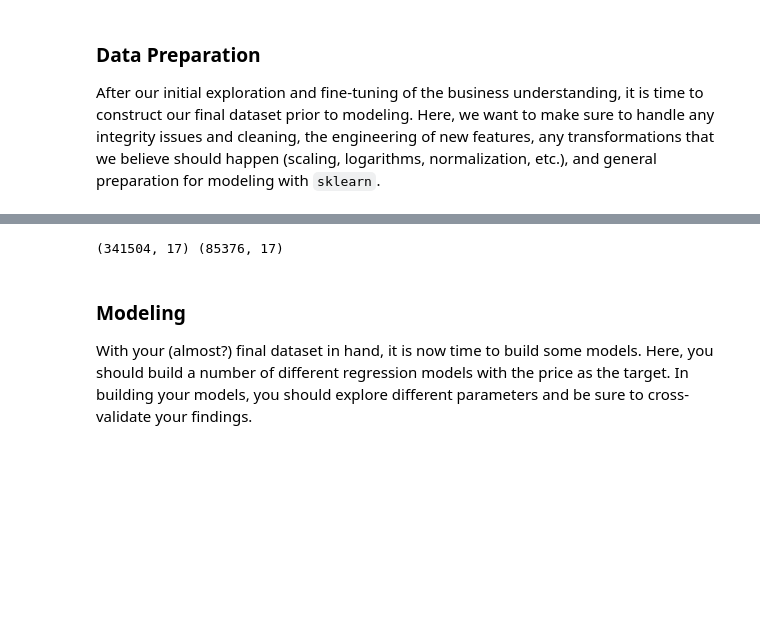
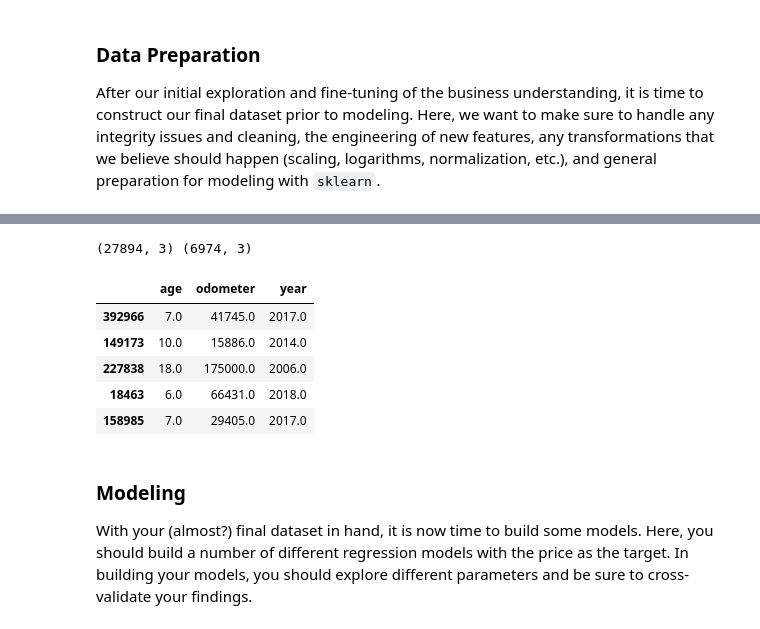
Before and after one commit to Mapurin-ucsc/Car-Price-DataAnalysis, a Jupyter notebook: practical_application_II_starter/prompt_II.ipynb, the cells around one changed output, grey strips where cells are left out. Drawn from its saved outputs; the diff is of its cells as text; code cells hidden in the pictures; blank space fills up the shorter version.

```diff
--- a/practical_application_II_starter/prompt_II.ipynb
+++ b/practical_application_II_starter/prompt_II.ipynb
@@ -158,11 +137,21 @@ print(scaler.var_)
+# %%
+#set price as target
+X = pd.get_dummies(data[['age', 'odometer', 'year']])
+X.describe()
+y = data['price']
 # %%
 #split into train and test
-X = data.drop(columns=['price'])
-y = data['price']
 X_train, X_test, y_train, y_test = train_test_split(X, y, test_size=0.2, random_state=0)
 print(X_train.shape, X_test.shape)
+X_train.head()
 # %% [output]
-(341504, 17) (85376, 17)
+(27894, 3) (6974, 3)
+|  | age | odometer | year |
+| 392966 | 7.0 | 41745.0 | 2017.0 |
+| 149173 | 10.0 | 15886.0 | 2014.0 |
+| 227838 | 18.0 | 175000.0 | 2006.0 |
+| 18463 | 6.0 | 66431.0 | 2018.0 |
+| 158985 | 7.0 | 29405.0 | 2017.0 |
 # %% [markdown]
 ### Modeling
 
```
Also changed, not shown: parts of 12 cells of this notebook.
